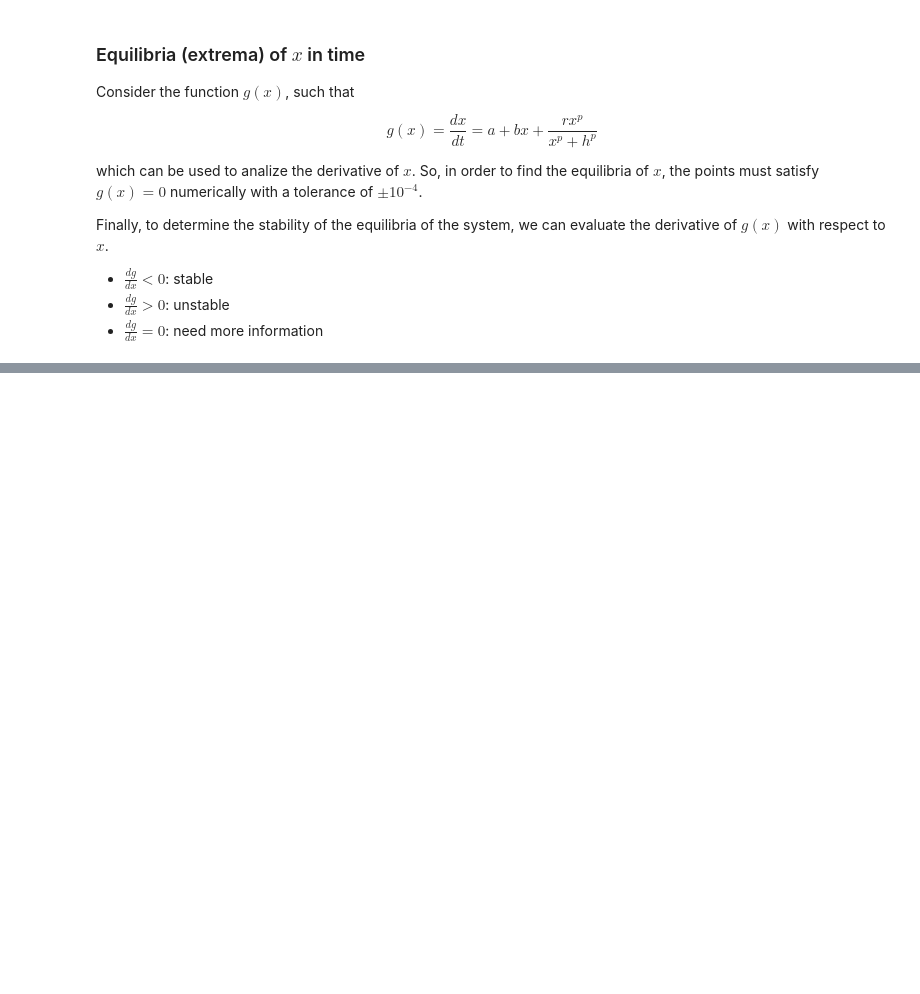
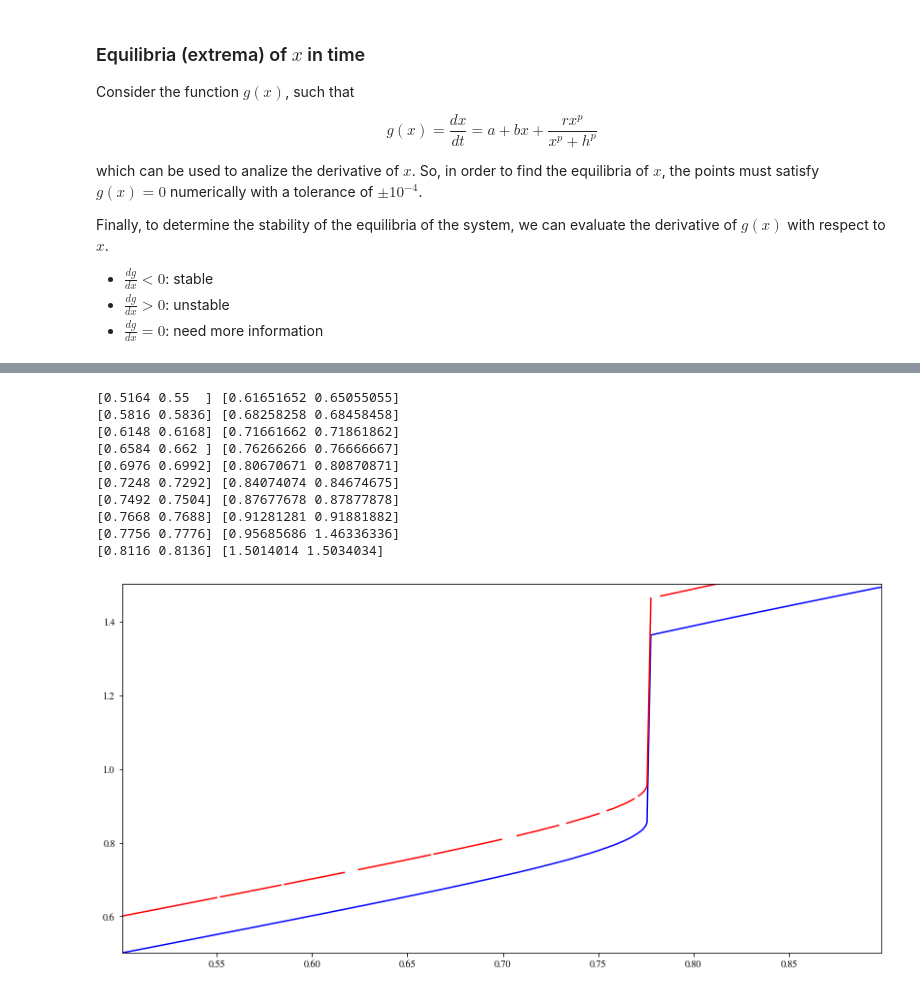
Before and after one commit to joshbrx/biomath_model, a Jupyter notebook: critical_transitions.ipynb, the cells around one changed output, grey strips where cells are left out. Cells and saved outputs as stored; diff of their text form; code cells hidden in the pictures; blank space fills up the shorter version.

```diff
--- a/critical_transitions.ipynb
+++ b/critical_transitions.ipynb
@@ -183,0 +274,42 @@ plt.legend(loc='center left', bbox_to_anchor=(1, 0.5))
+# %%
+import numpy as np
+import matplotlib.pyplot as plt; plt.ion()
+from matplotlib.patches import FancyArrowPatch
+
+X = np.linspace(0,4*np.pi,10000)
+Y = np.sin(X)
+
+# fig, ax = plt.subplots(1,1)
+plt.plot(UPx,UPy,color='blue')
+
+shift = 0.1
+seg_size = 10
+
+i = 0
+
+for i in range(10):
+    x = UPx[seg_size*i:seg_size*(i+1)]
+    y = UPy[seg_size*i:seg_size*(i+1)]+shift
+
+    plt.plot(x, y, color="r")
+
+    print(x[-2:], y[-2:])
+    # posA, posB = x[-2:], y[-2:]
+    # edge_width = 2.
+    # arrowstyle = "fancy,head_length={},head_width={},tail_width={}".format(2*edge_width, 3*edge_width, edge_width)
+    # arrow = FancyArrowPatch(posA=posA, posB=posB, arrowstyle=arrowstyle, color='k')
+    # ax.add_artist(arrow)
+
+    i += seg_size*2
+# %% [output]
+[0.5164 0.55  ] [0.61651652 0.65055055]
+[0.5816 0.5836] [0.68258258 0.68458458]
+[0.6148 0.6168] [0.71661662 0.71861862]
+[0.6584 0.662 ] [0.76266266 0.76666667]
+[0.6976 0.6992] [0.80670671 0.80870871]
+[0.7248 0.7292] [0.84074074 0.84674675]
+[0.7492 0.7504] [0.87677678 0.87877878]
+[0.7668 0.7688] [0.91281281 0.91881882]
+[0.7756 0.7776] [0.95685686 1.46336336]
+[0.8116 0.8136] [1.5014014 1.5034034]
+[figure, added]
```
Also changed, not shown: parts of 9 cells of this notebook.
